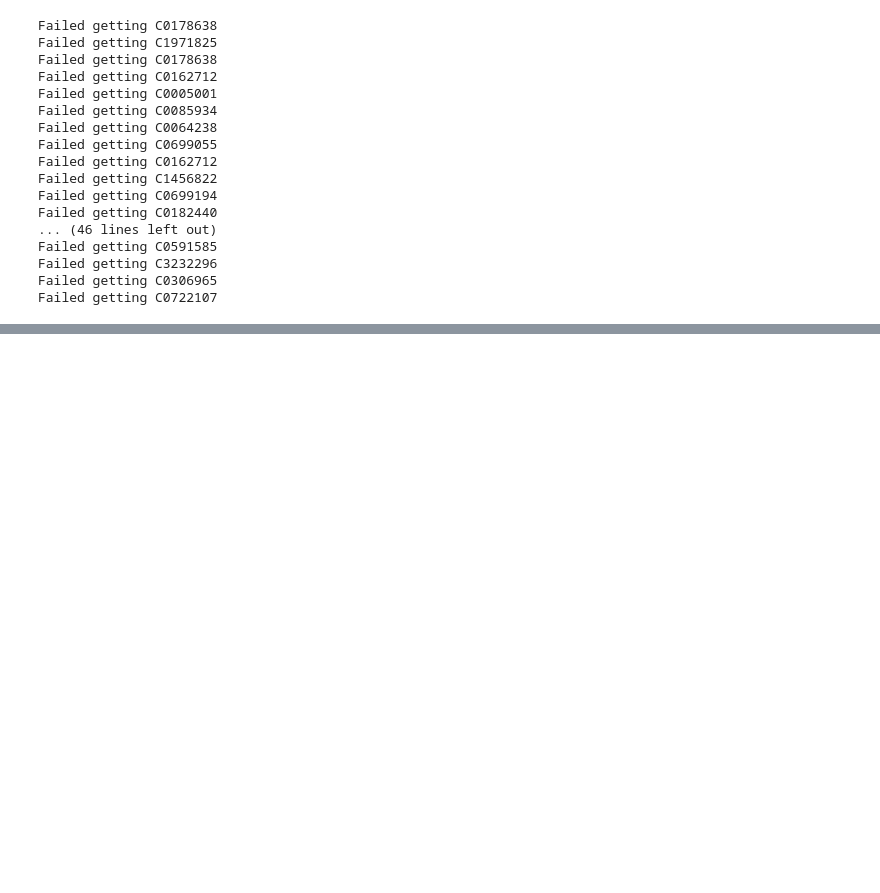
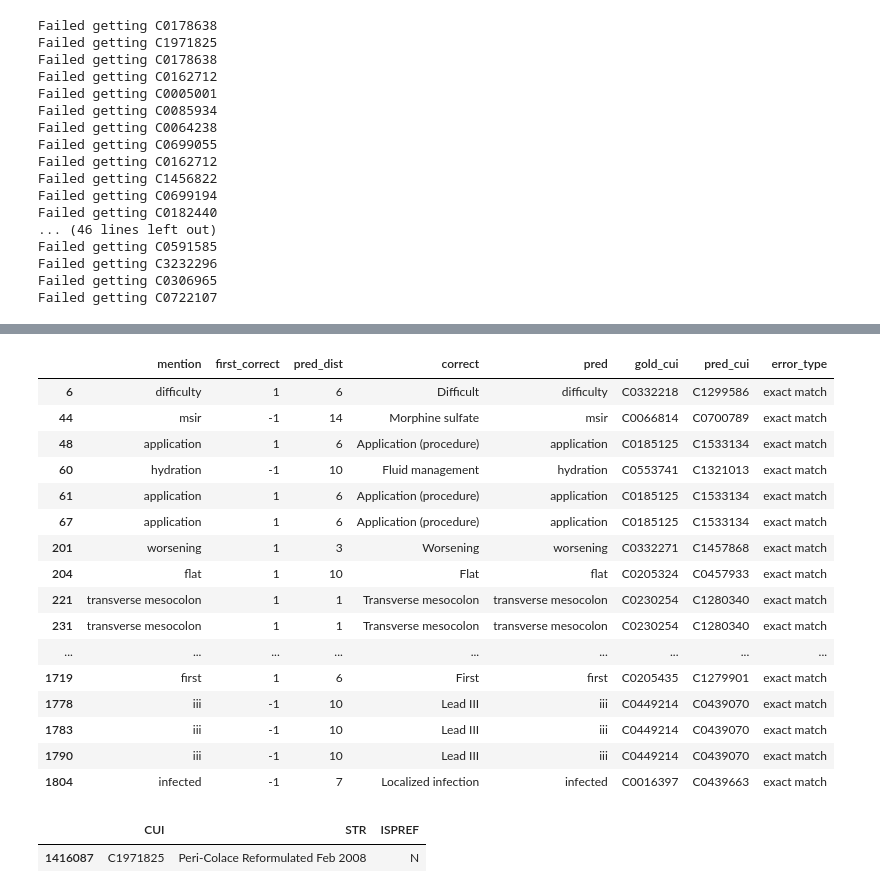
Before and after one commit to etfrenchvcu/thesis, a Jupyter notebook: error_analysis.ipynb, the cells around one changed output, grey strips where cells are left out. Saved outputs shown, nothing was run; the diff lists cells and outputs as text; code cells hidden in the pictures; blank space fills up the shorter version.

Commit message:
adding code for error analysis and statistical significance

```diff
--- a/error_analysis.ipynb
+++ b/error_analysis.ipynb
@@ -15,7 +15,7 @@ get_name('C0000039')
 # %% [output]
 'Dipalmitoylphosphatidylcholine (substance)'
 # %%
-with open('results/bb_binary_similarity_nll.json') as f:
+with open('results/bb_log_ce.json') as f:
     result = json.load(f)['result']
 
 results = []
@@ -29,10 +29,11 @@ for r in result:
     except:
         first_correct = -1
     pred = candidates[0]['name']
-    pred_dist = umls.dist(gold_cui,candidates[0]['cui'])
+    pred_cui = candidates[0]['cui']
+    pred_dist = umls.dist(gold_cui,pred_cui)
     correct = get_name(gold_cui)
-    results.append((mention, first_correct, pred_dist, correct, pred))
-df = pd.DataFrame(results, columns=['mention','first_correct','pred_dist','correct','pred'])
+    results.append((mention, first_correct, pred_dist, correct, pred, gold_cui, pred_cui))
+df = pd.DataFrame(results, columns=['mention','first_correct','pred_dist','correct','pred','gold_cui','pred_cui'])
 # %% [output]
 Failed getting C0178638
 Failed getting C1971825
@@ -81,0 +72,9 @@ ambiguous_error[:50]
+# %%
+# umls = Umls('umls/processed')
+print(len(df))
+errors = df[df.first_correct!=0]
+errors.insert(7,'error_type',['']*len(errors))
+errors.loc[(errors.error_type=='')&(errors.mention==errors.pred),'error_type'] = 'exact match'
+errors.loc[(errors.error_type=='')&(errors.pred_dist==1), 'error_type'] = 'parent/child'
+print(len(errors), len(errors[errors.error_type=='']))
+errors.head(5)
@@ -81,0 +90,26 @@ ambiguous_error[:50]
+# %%
+# errors[errors.error_type==''].to_csv('errors.csv')
+errors[errors.error_type=='exact match'].head(50)
+# %% [output]
+|  | mention | first_correct | pred_dist | correct | pred | gold_cui | pred_cui | error_type |
+| 6 | difficulty | 1 | 6 | Difficult | difficulty | C0332218 | C1299586 | exact match |
+| 44 | msir | -1 | 14 | Morphine sulfate | msir | C0066814 | C0700789 | exact match |
+| 48 | application | 1 | 6 | Application (procedure) | application | C0185125 | C1533134 | exact match |
+| 60 | hydration | -1 | 10 | Fluid management | hydration | C0553741 | C1321013 | exact match |
+| 61 | application | 1 | 6 | Application (procedure) | application | C0185125 | C1533134 | exact match |
+| 67 | application | 1 | 6 | Application (procedure) | application | C0185125 | C1533134 | exact match |
+| 201 | worsening | 1 | 3 | Worsening | worsening | C0332271 | C1457868 | exact match |
+| 204 | flat | 1 | 10 | Flat | flat | C0205324 | C0457933 | exact match |
+| 221 | transverse mesocolon | 1 | 1 | Transverse mesocolon | transverse mesocolon | C0230254 | C1280340 | exact match |
+| 231 | transverse mesocolon | 1 | 1 | Transverse mesocolon | transverse mesocolon | C0230254 | C1280340 | exact match |
+| ... | ... | ... | ... | ... | ... | ... | ... | ... |
+| 1719 | first | 1 | 6 | First | first | C0205435 | C1279901 | exact match |
+| 1778 | iii | -1 | 10 | Lead III | iii | C0449214 | C0439070 | exact match |
+| 1783 | iii | -1 | 10 | Lead III | iii | C0449214 | C0439070 | exact match |
+| 1790 | iii | -1 | 10 | Lead III | iii | C0449214 | C0439070 | exact match |
+| 1804 | infected | -1 | 7 | Localized infection | infected | C0016397 | C0439663 | exact match |
+# %%
+mrconso[mrconso.CUI=='C1971825']
+# %% [output]
+|  | CUI | STR | ISPREF |
+| 1416087 | C1971825 | Peri-Colace Reformulated Feb 2008 | N |
```
Also changed, not shown: parts of 11 cells of this notebook, 4 other files.
